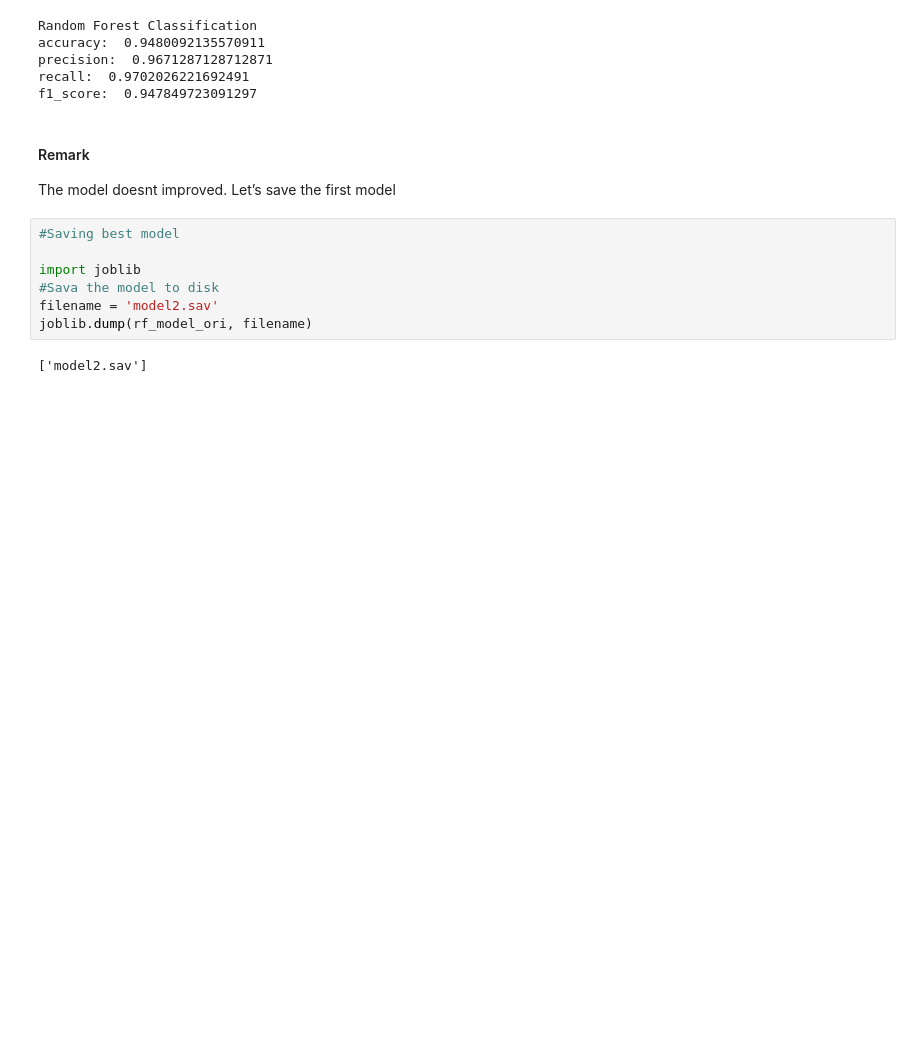
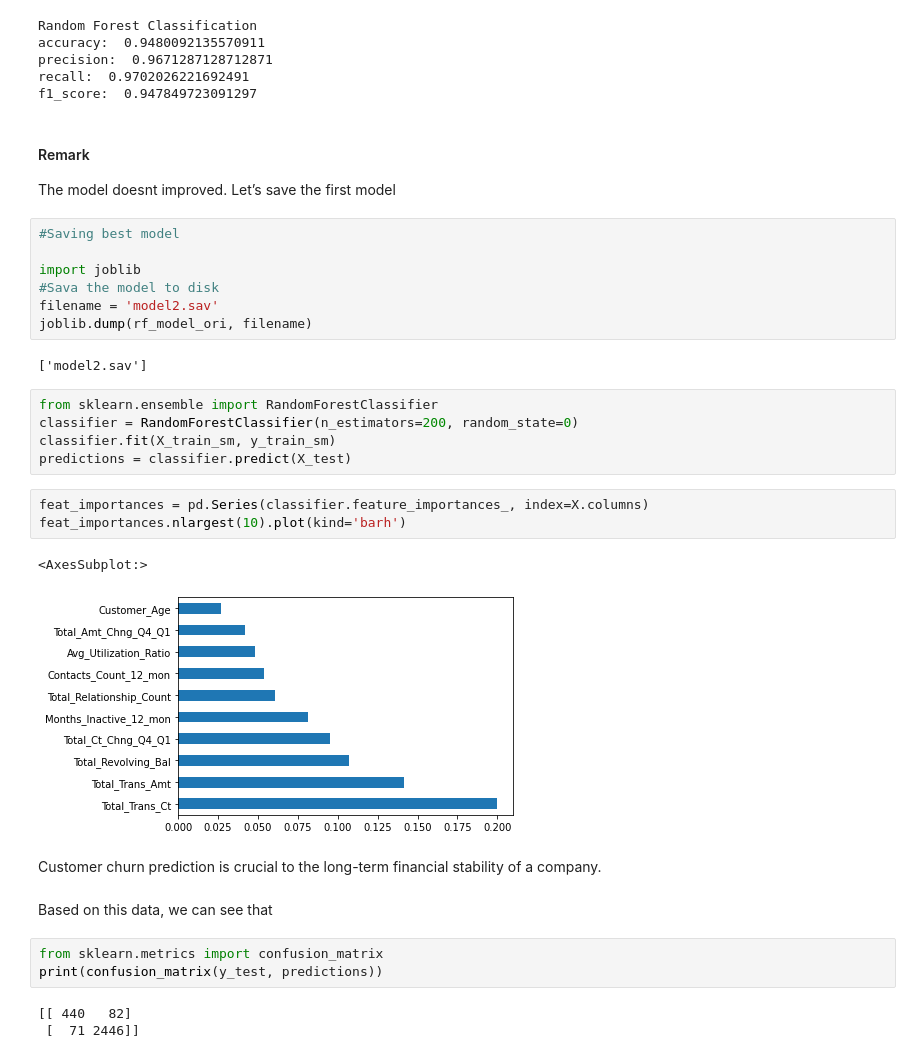
Before and after one commit to Msdot001/Customer-Churn-Prediction, a Jupyter notebook: Preprocess/test.ipynb, the cells around one changed output. Drawn from its saved outputs; the diff is of its cells as text; blank space fills up the shorter version.

```diff
--- a/Preprocess/test.ipynb
+++ b/Preprocess/test.ipynb
@@ -430,3 +450,24 @@ filename = 'model2.sav'
 joblib.dump(rf_model_ori, filename)
 # %% [output]
 ['model2.sav']
+# %%
+from sklearn.ensemble import RandomForestClassifier
+classifier = RandomForestClassifier(n_estimators=200, random_state=0)
+classifier.fit(X_train_sm, y_train_sm)
+predictions = classifier.predict(X_test)
+# %%
+feat_importances = pd.Series(classifier.feature_importances_, index=X.columns)
+feat_importances.nlargest(10).plot(kind='barh')
+# %% [output]
+<AxesSubplot:>
+[figure, added]
+# %% [markdown]
+Customer churn prediction is crucial to the long-term financial stability of a company.
+# %% [markdown]
+Based on this data, we can see that
+# %%
+from sklearn.metrics import confusion_matrix
+print(confusion_matrix(y_test, predictions))
+# %% [output]
+[[ 440   82]
+ [  71 2446]]
```
Also changed, not shown: parts of 7 cells of this notebook, 7 other files.
